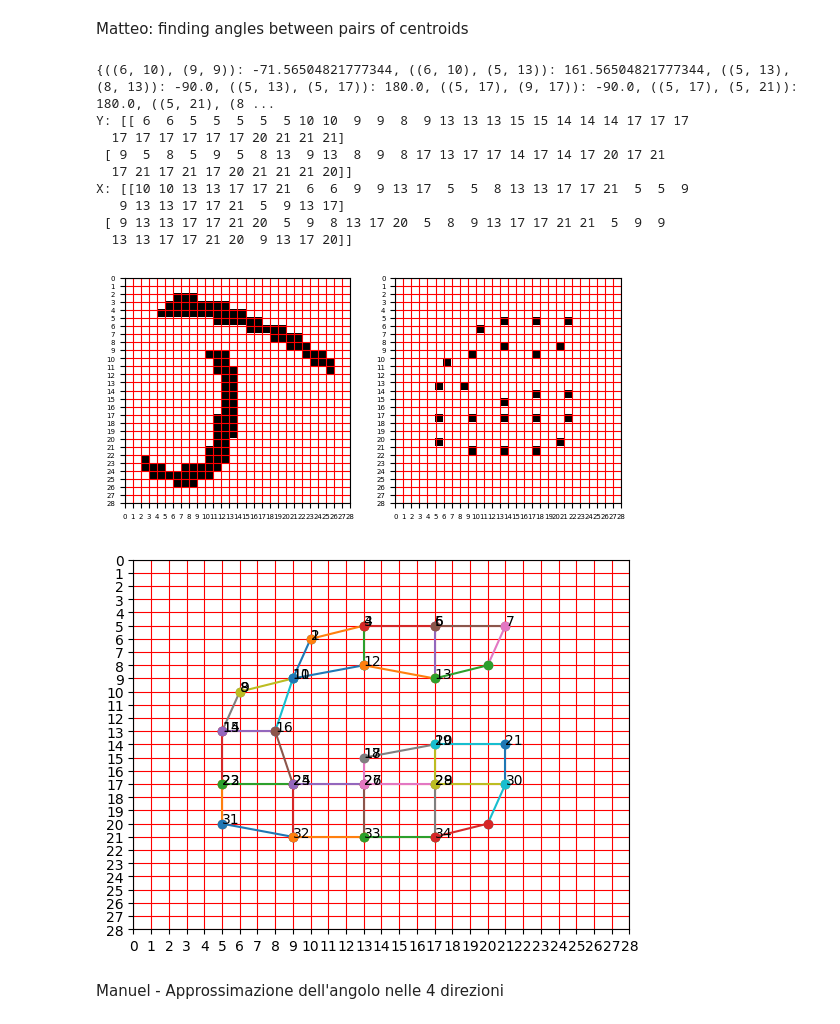
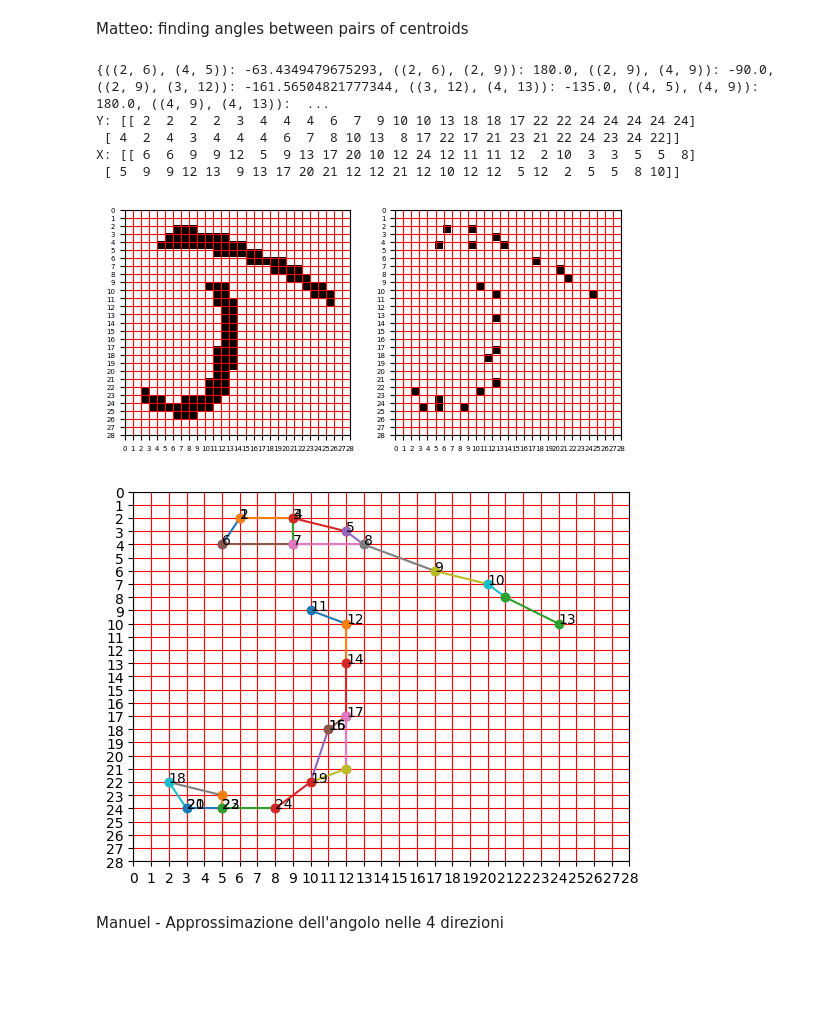
Before and after one commit to matteoturnu/ai-project, a Jupyter notebook: AI_project.ipynb, the cells around one changed output. Cells and saved outputs as stored; diff of their text form; code cells hidden in the pictures; blank space fills up the shorter version.

```diff
--- a/AI_project.ipynb
+++ b/AI_project.ipynb
@@ -392,45 +414,41 @@ def show_letter_from_segments(segments):
   print("Y:", y)
   print("X:", x)
 
   plt.plot(x, y, "-o")
   plt.axis([0, 28, 28, 0])
   for i in range(y.shape[1]):
     plt.annotate(f"{i+1}", (x[0, i], y[0, i]))
 
   plt.xticks(range(0, 29))
   plt.yticks(range(0, 29))
   ax = plt.gca()
   ax.grid(color='r')
   plt.show()
 
 
 
 
-sample_img, centroids = zoning(tr_images_bin[1])
+sample_img, centroids = zoning(bin_img)
 
 segments = rebuild_letter(sample_img)
 print(segments)
 
 plt.figure(2)
 plt.subplot(121)
 show_single_letter(bin_img)
 plt.subplot(122)
 show_single_letter(sample_img)
 
 plt.figure(3)
 show_letter_from_segments(segments)
 # %% [output]
-{((6, 10), (9, 9)): -71.56504821777344, ((6, 10), (5, 13)): 161.56504821777344, ((5, 13), (8, 13)): -90.0, ((5, 13), (5, 17)): 180.0, ((5, 17), (9, 17)): -90.0, ((5, 17), (5, 21)): 180.0, ((5, 21), (8 ...
-Y: [[ 6  6  5  5  5  5  5 10 10  9  9  8  9 13 13 13 15 15 14 14 14 17 17 17
-  17 17 17 17 17 17 20 21 21 21]
- [ 9  5  8  5  9  5  8 13  9 13  8  9  8 17 13 17 17 14 17 14 17 20 17 21
-  17 21 17 21 17 20 21 21 21 20]]
-X: [[10 10 13 13 17 17 21  6  6  9  9 13 17  5  5  8 13 13 17 17 21  5  5  9
-   9 13 13 17 17 21  5  9 13 17]
- [ 9 13 13 17 17 21 20  5  9  8 13 17 20  5  8  9 13 17 17 21 21  5  9  9
-  13 13 17 17 21 20  9 13 17 20]]
+{((2, 6), (4, 5)): -63.4349479675293, ((2, 6), (2, 9)): 180.0, ((2, 9), (4, 9)): -90.0, ((2, 9), (3, 12)): -161.56504821777344, ((3, 12), (4, 13)): -135.0, ((4, 5), (4, 9)): 180.0, ((4, 9), (4, 13)):  ...
+Y: [[ 2  2  2  2  3  4  4  4  6  7  9 10 10 13 18 18 17 22 22 24 24 24 24 24]
+ [ 4  2  4  3  4  4  4  6  7  8 10 13  8 17 22 17 21 23 21 22 24 23 24 22]]
+X: [[ 6  6  9  9 12  5  9 13 17 20 10 12 24 12 11 11 12  2 10  3  3  5  5  8]
+ [ 5  9  9 12 13  9 13 17 20 21 12 12 21 12 10 12 12  5 12  2  5  5  8 10]]
-[figure, old version]
+[figure, new version]
-[figure, old version]
+[figure, new version]
 # %% [markdown]
 Manuel - Approssimazione dell'angolo nelle 4 direzioni
 # %%
```
Also changed, not shown: parts of 4 cells of this notebook.
